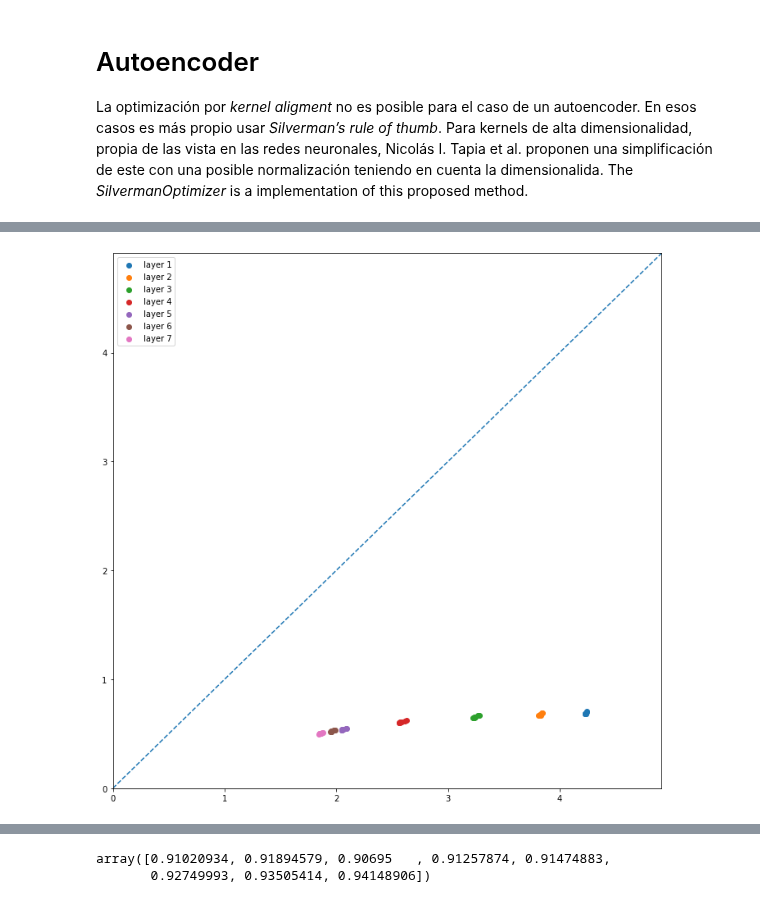
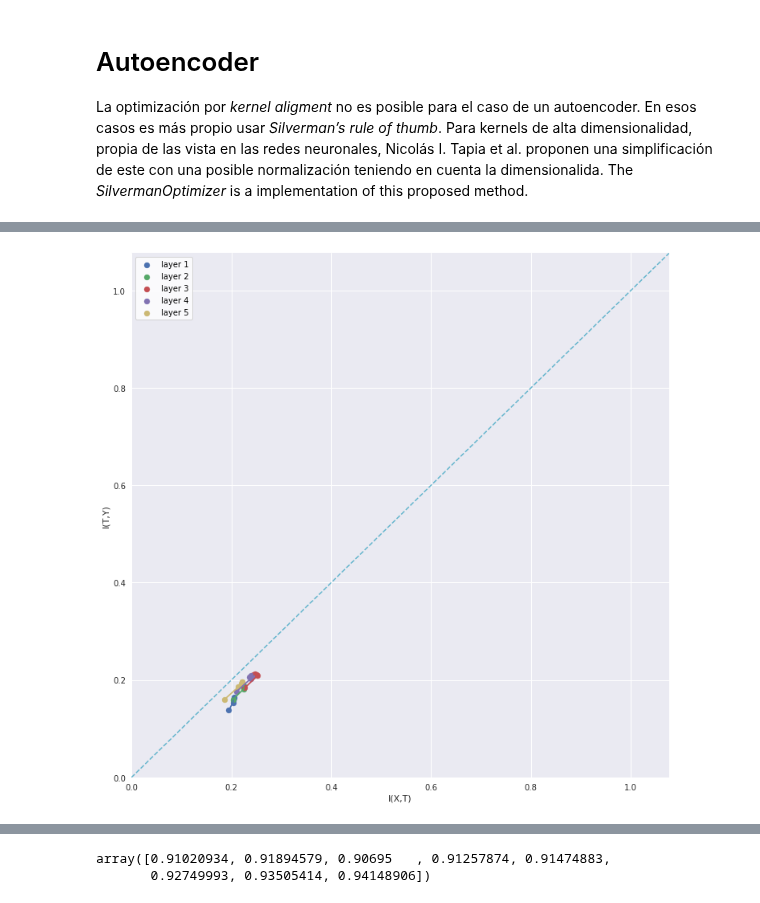
Before and after one commit to SolidusAbi/IPDL, a Jupyter notebook: notebooks/tutorial.ipynb, the cells around one changed output, grey strips where cells are left out. Saved outputs shown, nothing was run; the diff lists cells and outputs as text; code cells hidden in the pictures.

```diff
--- a/notebooks/tutorial.ipynb
+++ b/notebooks/tutorial.ipynb
@@ -153,8 +154,8 @@ for epoch in range(1):  # loop over the dataset multiple times
         with torch.no_grad():
             model.eval()
             model(val_inputs)
-            matrix_optimizer.step(Ky)
-            ip.computeMutualInformation(Ax.cpu(), Ay.cpu())
+            matrix_optimizer.step(Ky.to(device))
+            ip.computeMutualInformation(Ax.to(device), Ay.to(device))
 
         if i > 500:
             for ip in net.getInformationPlaneLayers():
@@ -292,7 +295,7 @@ transformToTensor = Compose([
 
 dataset = torchvision.datasets.MNIST("../datasets/MNIST/", train=True, download=True, transform=transformToTensor)
 train_set, val_set = torch.utils.data.random_split(dataset, [59488 , 512])
-train_dataloader = DataLoader(train_set, batch_size=128, shuffle=True, num_workers=0)
+train_dataloader = DataLoader(train_set, batch_size=256, shuffle=True, num_workers=0)
 eval_dataloader = DataLoader(val_set, batch_size=512, shuffle=False, num_workers=0)
 # %%
 import math
@@ -306,7 +309,7 @@ d = val_inputs.size(1) if len(val_inputs.shape) == 2 else reduce(lambda x, y: x*
 gamma = 0.8
 sigma = gamma * n ** (-1 / (4+d)) * math.sqrt(d)
 
-_, Ax = matrix_estimator(val_inputs, sigma=12)
+_, Ax = matrix_estimator(val_inputs, sigma=sigma)
 Ax = Ax.to(device)
 # %%
 model = AutoEncoder().to(device)
@@ -332,9 +316,10 @@ AutoEncoder(
 # %%
 n_epoch = 10
 criterion = nn.MSELoss()
-optimizer = torch.optim.SGD(model.parameters(), lr=0.001, momentum=0.9)
+# optimizer = torch.optim.SGD(model.parameters(), lr=0.001, momentum=0.9)
+optimizer = torch.optim.Adam(model.parameters(), lr = 0.005)
 scheduler = torch.optim.lr_scheduler.StepLR(optimizer, 100, gamma=0.1)
-matrix_optimizer = SilvermanOptimizer(model, gamma= .4, normalize_dim = True)
+matrix_optimizer = SilvermanOptimizer(model, gamma=0.8, normalize_dim=True)
 
 model.train()
 
@@ -376,26 +361,29 @@ for epoch in epoch_iterator:
             model.train()
 
     scheduler.step()
+    if epoch == 0: # Solo necesario una vez
+        matrix_optimizer.step()
 
-    matrix_optimizer.step()
     ip.computeMutualInformation(Ax)
 # %%
 from matplotlib import pyplot as plt
 from IPDL import MatrixBasedRenyisEntropy
+with plt.style.context('seaborn'):
+    f, ax = plt.subplots(figsize=(12, 12))
+    reference = MatrixBasedRenyisEntropy.entropy(Ax).cpu()
+    ax.set(xlim=(0, reference), ylim=(0, reference))
 
-f, ax = plt.subplots(figsize=(12, 12))
-reference = MatrixBasedRenyisEntropy.entropy(Ax).cpu()
-ax.set(xlim=(0, reference), ylim=(0, reference))
+    Ixt, Ity = ip.getMutualInformation(moving_average_n=6)
 
-Ixt, Ity = ip.getMutualInformation(moving_average_n=3)
+    for idx, current_Ixt in enumerate(Ixt):
+        current_Ity = Ity[idx]
+        ax.scatter(current_Ixt, current_Ity, label="layer {}".format(idx+1))
+        ax.plot(current_Ixt, current_Ity)
 
-for idx in range(len(Ixt)):
-    current_Ixt = Ixt[idx]
-    current_Ity = Ity[idx]
-    ax.scatter(current_Ixt, current_Ity, label="layer {}".format(idx+1))
-
+ax.set_xlabel("I(X,T)")
+ax.set_ylabel("I(T,Y)")
 ax.plot([0, 1], [0, 1], transform=ax.transAxes, linestyle='dashed')
 plt.legend()
 plt.show()
 # %% [output]
-[figure, old version]
+[figure, new version]
```
Also changed, not shown: parts of 22 cells of this notebook, 8 other files.
